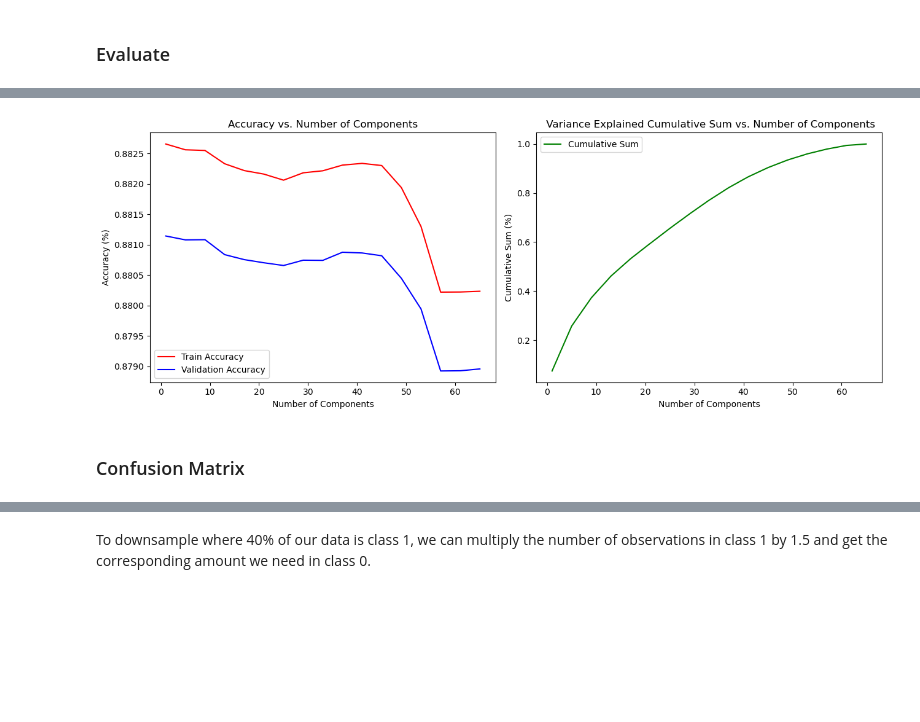
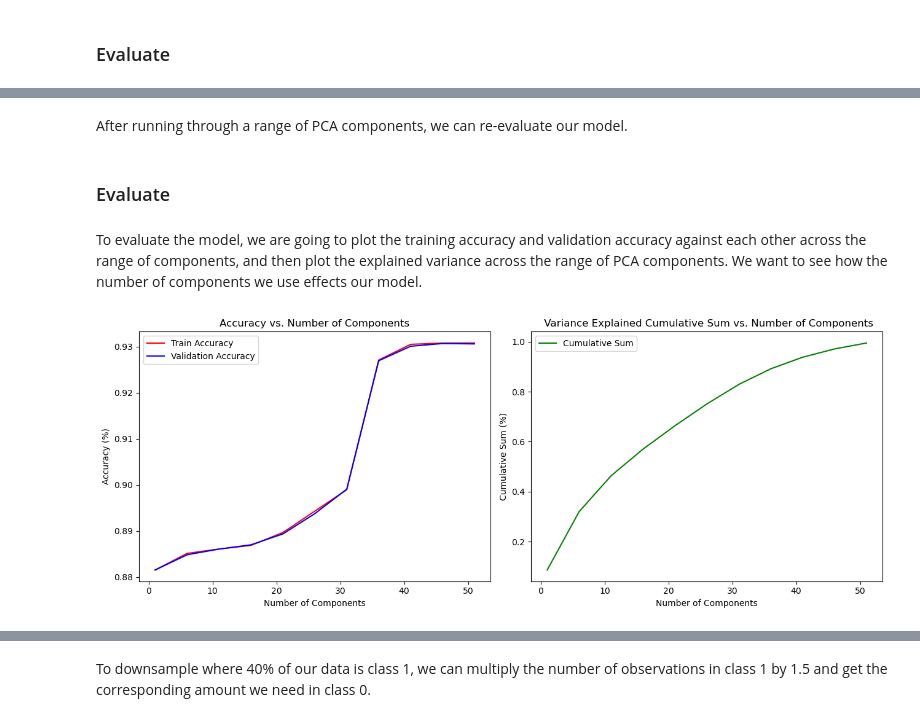
Before and after one commit to devenpatelmac/Loan-Default-Prediction, a Jupyter notebook: capstone_modeling.ipynb, the cells around one changed output, grey strips where cells are left out. Drawn from its saved outputs; the diff is of its cells as text; code cells hidden in the pictures; blank space fills up the shorter version.

Commit message:
Modeling

```diff
--- a/capstone_modeling.ipynb
+++ b/capstone_modeling.ipynb
@@ -75,5 +84,5 @@ y = accepted_ready['loan_status']
 # Remainder Test Split
 X_rem, X_test, y_rem, y_test = train_test_split(X, y, test_size=0.25, stratify = y, random_state=1)
 
-# Valudation Train Split
-X_train, X_val, y_train, y_val = train_test_split(X_rem, y_rem, test_size=0.25, random_state=1)
+# Validation Train Split
+X_train, X_val, y_train, y_val = train_test_split(X_rem, y_rem, test_size=0.25, stratify = y_rem, random_state=1)
@@ -164,0 +173,36 @@ Fitting PCA with 65 components
+# %%
+# Import PCA, LogisticRegression, and Accuracy Score
+from sklearn.decomposition import PCA
+from sklearn.linear_model import LogisticRegression
+from sklearn.metrics import accuracy_score
+
+# range of n_components
+n_components = range(1, 56, 5)
+
+# Create empty list for train and test accuracy and explained variance
+train_accuracy = []
+validation_accuracy = []
+expl_var = []
+
+# Loop through n_components and fit PCA
+for n in n_components:
+
+    # print which component is being fit
+    print(f'Fitting PCA with {n} components')
+
+    # Instantiate and fit PCA
+    pca = PCA(n_components=n)
+    X_train_pca = pca.fit_transform(X_train_ss)
+    X_val_pca = pca.transform(X_val_ss)
+
+    # Instantiate and fit PCA data to Logistic Regression
+    log_reg = LogisticRegression(max_iter=10000)
+    log_reg.fit(X_train_pca, y_train)
+
+    # Explained Variance
+    ev = pca.explained_variance_ratio_.sum()
+
+    # Evaluate the model
+    train_accuracy.append(log_reg.score(X_train_pca, y_train))
+    validation_accuracy.append(log_reg.score(X_val_pca, y_val))
+    expl_var.append(ev)
@@ -165,27 +221,31 @@ Fitting PCA with 65 components
+# %% [markdown]
+After running through a range of PCA components, we can re-evaluate our model.
+# %% [markdown]
+### Evaluate
+# %% [markdown]
+To evaluate the model, we are going to plot the training accuracy and validation accuracy against each other across the range of components, and then plot the explained variance across the range of PCA components. We want to see how the number of components we use effects our model.
 # %%
-# Create two subplots
+# create 2 subplots
 fig, ax = plt.subplots(1, 2, figsize=(13, 5))
 
 # Accuracy vs. Number of Components
 plt.subplot(1, 2, 1)
 plt.plot(n_components, train_accuracy, label='Train Accuracy', color='red')
-plt.plot(n_components, test_accuracy, label='Validation Accuracy', color='blue')
+plt.plot(n_components, validation_accuracy, label='Validation Accuracy', color='blue')
 plt.title('Accuracy vs. Number of Components')
 plt.xlabel('Number of Components')
 plt.ylabel('Accuracy (%)')
 plt.legend()
 
 # Cumulative Sum vs. Number of Components
 plt.subplot(1, 2, 2)
 plt.plot(n_components, expl_var, label='Cumulative Sum', color='green')
 plt.title(' Variance Explained Cumulative Sum vs. Number of Components')
 plt.xlabel('Number of Components')
 plt.ylabel('Cumulative Sum (%)')
 plt.legend()
 
 plt.tight_layout()
 plt.show()
 # %% [output]
-[figure, old version]
+[figure, new version]
-# %% [markdown]
-### Confusion Matrix
```
Also changed, not shown: parts of 199 cells of this notebook.
